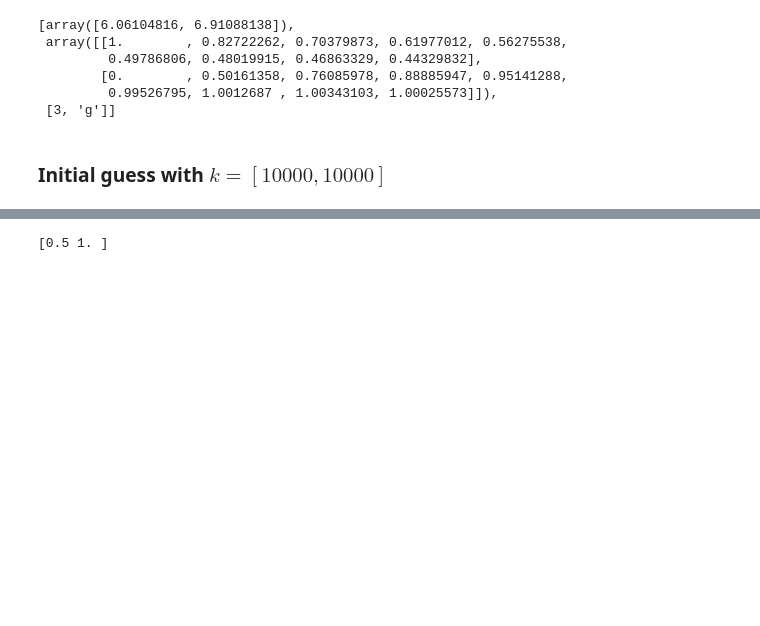
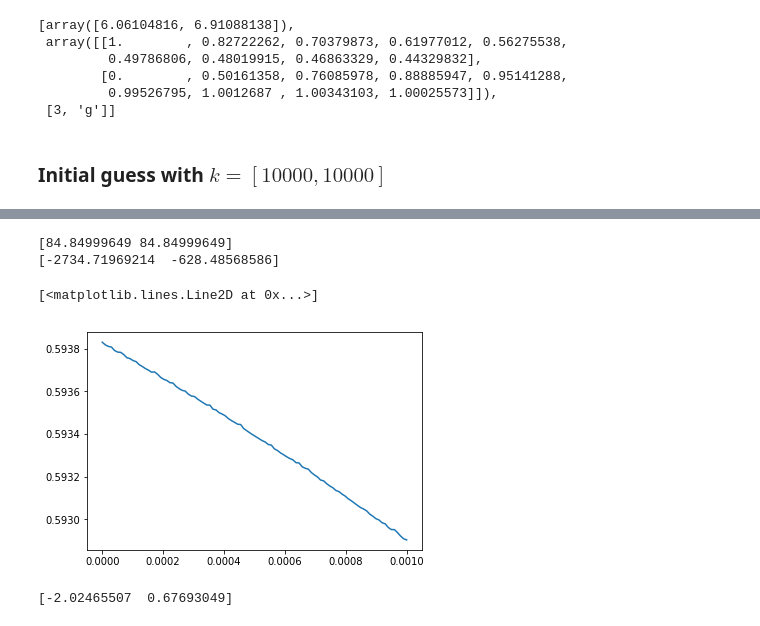
Before and after one commit to lsg6140/Python, a Jupyter notebook: PBM/lm_model2.ipynb, the cells around one changed output, grey strips where cells are left out. Cells and saved outputs as stored; diff of their text form; code cells hidden in the pictures; blank space fills up the shorter version.

```diff
--- a/PBM/lm_model2.ipynb
+++ b/PBM/lm_model2.ipynb
@@ -198,6 +213,0 @@ plt.plot(tbar,res[0][0,:],'b',tbar,res[0][1,:],'r')
-# %%
-a = np.array([1,2])
-a = a/2
-print(a)
-# %% [output]
-[0.5 1. ]
@@ -203,0 +236,26 @@ print(a)
+# %%
+S, r = objective_func(uhat,Y,Q,np.size(uhat,1))
+H,g = Hg(J,Q,r,2,np.size(uhat,1))
+K = np.diag(kbar0)
+Hr = K@H@K
+gr = K@g
+hr = svdsolve(Hr,-gr)
+# %%
+h = K@hr
+print(kbar0)
+print(h)
+# %% [output]
+[84.84999649 84.84999649]
+[-2734.71969214  -628.48568586]
+# %%
+nx=100
+alpha = np.linspace(0,1e-3,nx)
+# %%
+S = np.empty(nx)
+for i in range(nx):
+    S[i] = Sg_ode(model2,uhat,Q,kbar0+alpha[i]*h,tbar)
+# %%
+plt.plot(alpha,S)
+# %% [output]
+[<matplotlib.lines.Line2D at 0x...>]
+[figure, added]
@@ -203,0 +264,5 @@ print(a)
+# %%
+h = K@hr
+print(h)
+# %% [output]
+[-2.02465507  0.67693049]
```
Also changed, not shown: parts of 15 cells of this notebook, 6 other files.
